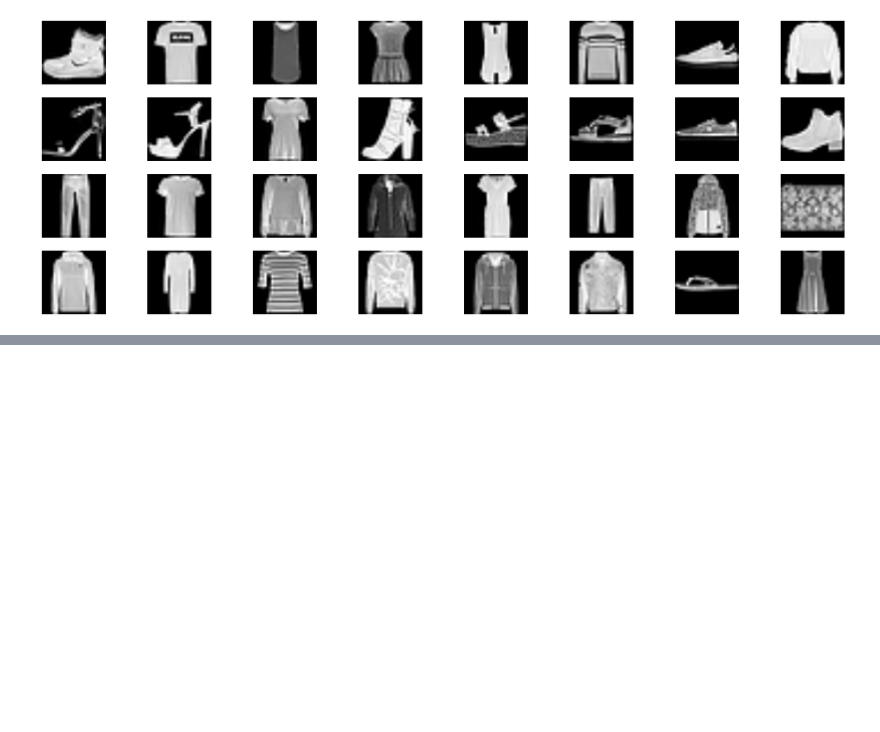
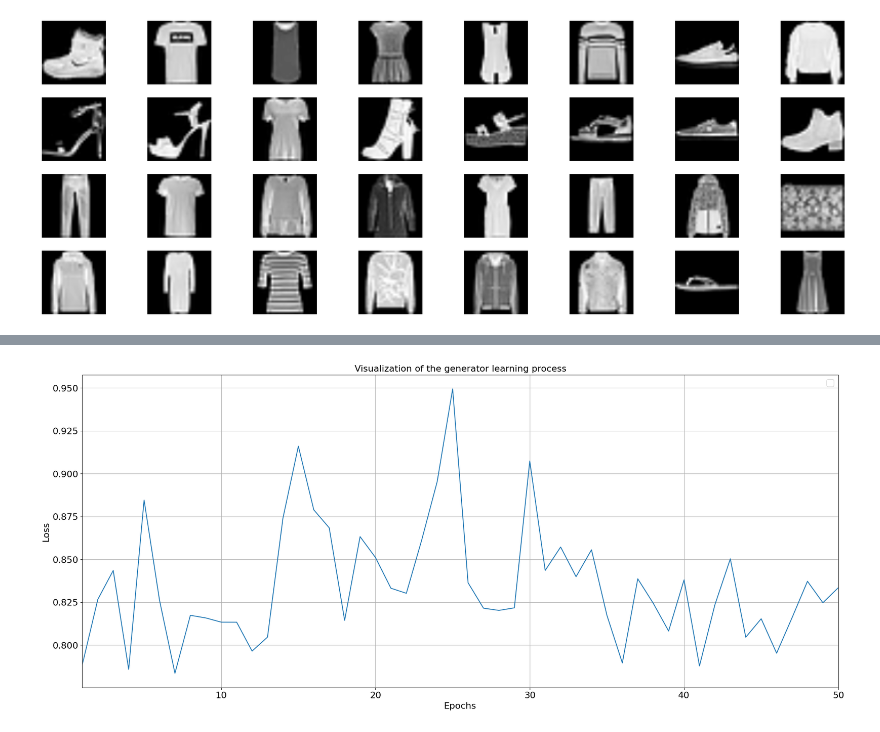
Before and after one commit to dhzdhd/DSE, a Jupyter notebook: Year 3/Semester 5/DL lab/Week 10/W10.ipynb, the cells around one changed output, grey strips where cells are left out. Cells and saved outputs as stored; diff of their text form; code cells hidden in the pictures; blank space fills up the shorter version.

```diff
--- a/Year 3/Semester 5/DL lab/Week 10/W10.ipynb
+++ b/Year 3/Semester 5/DL lab/Week 10/W10.ipynb
@@ -259,0 +272,3 @@ ValueError: in user code:
+# %%
+EPOCHS = 50 # 150
+gen_history = train(train_dataset, EPOCHS)
@@ -259,0 +293,13 @@ ValueError: in user code:
+# %%
+plt.figure(figsize=(24, 10))
+plt.title('Visualization of the generator learning process', fontsize=16)
+plt.plot(np.arange(1, EPOCHS + 1), gen_history)
+plt.xlabel('Epochs', fontsize=16)
+plt.ylabel('Loss', fontsize=16)
+plt.xticks(fontsize=16)
+plt.yticks(fontsize=16)
+plt.xlim(1, EPOCHS)
+plt.grid()
+plt.legend(fontsize=16)
+plt.show()
+# %% [output]
@@ -259,0 +307 @@ ValueError: in user code:
+[figure, added]
```
Also changed, not shown: parts of 15 cells of this notebook, 4 other files.
